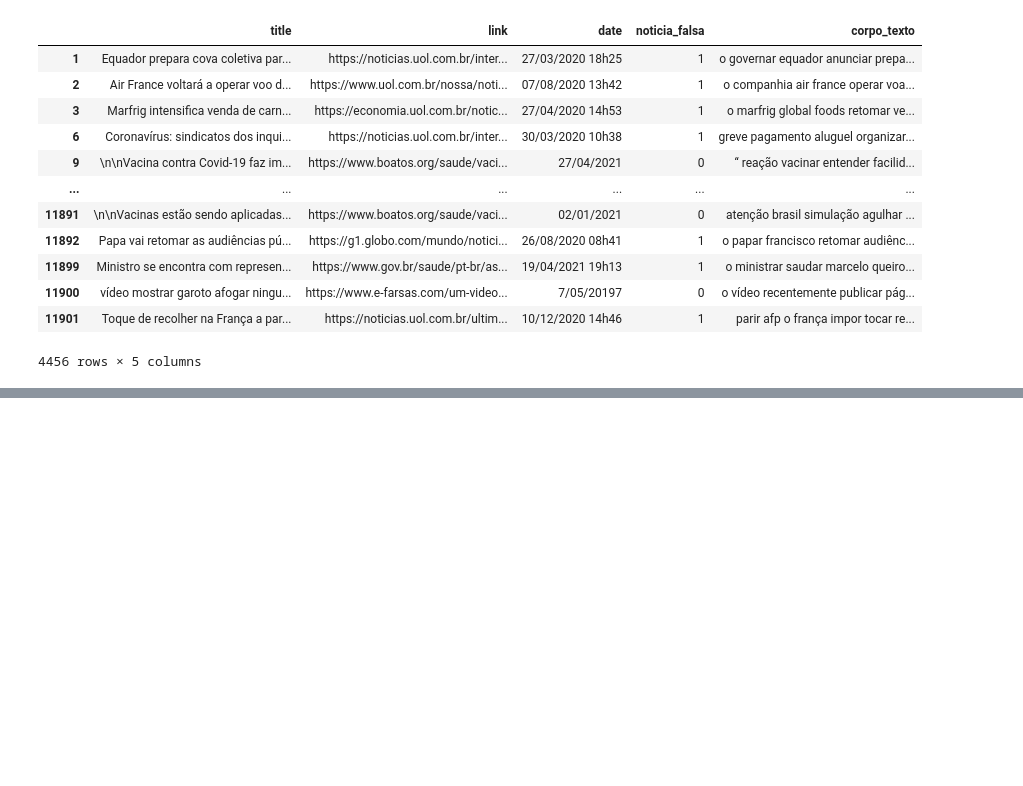
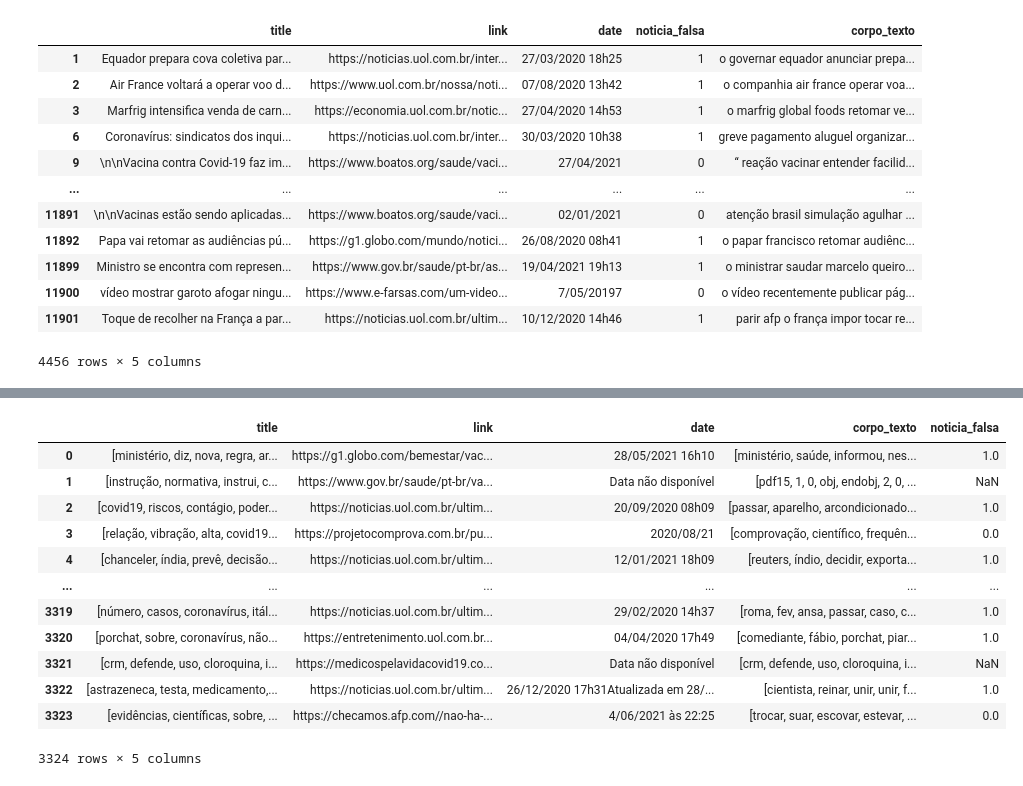
Before and after one commit to Thomazellinho/tcc_noticiasfalsas_ilum, a Jupyter notebook: 2_pre_processamento.ipynb, the cells around one changed output, grey strips where cells are left out. Saved outputs shown, nothing was run; the diff lists cells and outputs as text; code cells hidden in the pictures; blank space fills up the shorter version.

Commit message:
ajusta notebook de pre-processamento - completamente funcional

```diff
--- a/2_pre_processamento.ipynb
+++ b/2_pre_processamento.ipynb
@@ -234,0 +98,44 @@ combined_df.to_csv(f'dados/combined_df.zip', index=False, encoding='utf-8', quot
+# %%
+# ----------------------------- PRÉ PROCESSAMENTO ---------------------------- #
+# Garante que há conteúdo na coluna de título e corpo do texto
+df_final = df_final.dropna(subset=['title', 'corpo_texto'])
+
+# Garante que não há notícias repetidas
+df_final = df_final.drop_duplicates()
+df_final = df_final.reset_index(drop=True)
+
+# Remove maiúsculas
+df_final['corpo_texto'] = df_final['corpo_texto'].str.lower()
+df_final['title'] = df_final['title'].str.lower()
+
+# Tokeniza
+df_final['corpo_texto'] = df_final['corpo_texto'].apply(lambda x: nltk.word_tokenize(x, language='portuguese'))
+df_final['title'] = df_final['title'].apply(lambda x: nltk.word_tokenize(x, language='portuguese'))
+
+# Remove stop_words e pontuação
+stop_words = set(stopwords.words('portuguese'))
+
+def clean_text(tokens):
+    return [re.sub(r'[^\w\s]', '', word) for word in tokens if word not in stop_words and re.sub(r'[^\w\s]', '', word)]
+
+df_final['corpo_texto'] = df_final['corpo_texto'].apply(clean_text)
+df_final['title'] = df_final['title'].apply(clean_text)
+
+# Embaralhar e resetar o índice
+df_final = shuffle(df_final).reset_index(drop=True)
+
+display(df_final)
+# %% [output]
+|  | title | link | date | corpo_texto | noticia_falsa |
+| 0 | [ministério, diz, nova, regra, ar... | https://g1.globo.com/bemestar/vac... | 28/05/2021 16h10 | [ministério, saúde, informou, nes... | 1.0 |
+| 1 | [instrução, normativa, instrui, c... | https://www.gov.br/saude/pt-br/va... | Data não disponível | [pdf15, 1, 0, obj, endobj, 2, 0, ... | NaN |
+| 2 | [covid19, riscos, contágio, poder... | https://noticias.uol.com.br/ultim... | 20/09/2020 08h09 | [passar, aparelho, arcondicionado... | 1.0 |
+| 3 | [relação, vibração, alta, covid19... | https://projetocomprova.com.br/pu... | 2020/08/21 | [comprovação, científico, frequên... | 0.0 |
+| 4 | [chanceler, índia, prevê, decisão... | https://noticias.uol.com.br/ultim... | 12/01/2021 18h09 | [reuters, índio, decidir, exporta... | 1.0 |
+| ... | ... | ... | ... | ... | ... |
+| 3319 | [número, casos, coronavírus, itál... | https://noticias.uol.com.br/ultim... | 29/02/2020 14h37 | [roma, fev, ansa, passar, caso, c... | 1.0 |
+| 3320 | [porchat, sobre, coronavírus, não... | https://entretenimento.uol.com.br... | 04/04/2020 17h49 | [comediante, fábio, porchat, piar... | 1.0 |
+| 3321 | [crm, defende, uso, cloroquina, i... | https://medicospelavidacovid19.co... | Data não disponível | [crm, defende, uso, cloroquina, i... | NaN |
+| 3322 | [astrazeneca, testa, medicamento,... | https://noticias.uol.com.br/ultim... | 26/12/2020 17h31Atualizada em 28/... | [cientista, reinar, unir, unir, f... | 1.0 |
+| 3323 | [evidências, científicas, sobre, ... | https://checamos.afp.com//nao-ha-... | 4/06/2021 às 22:25 | [trocar, suar, escovar, estevar, ... | 0.0 |
+3324 rows × 5 columns
```
Also changed, not shown: parts of 16 cells of this notebook.
